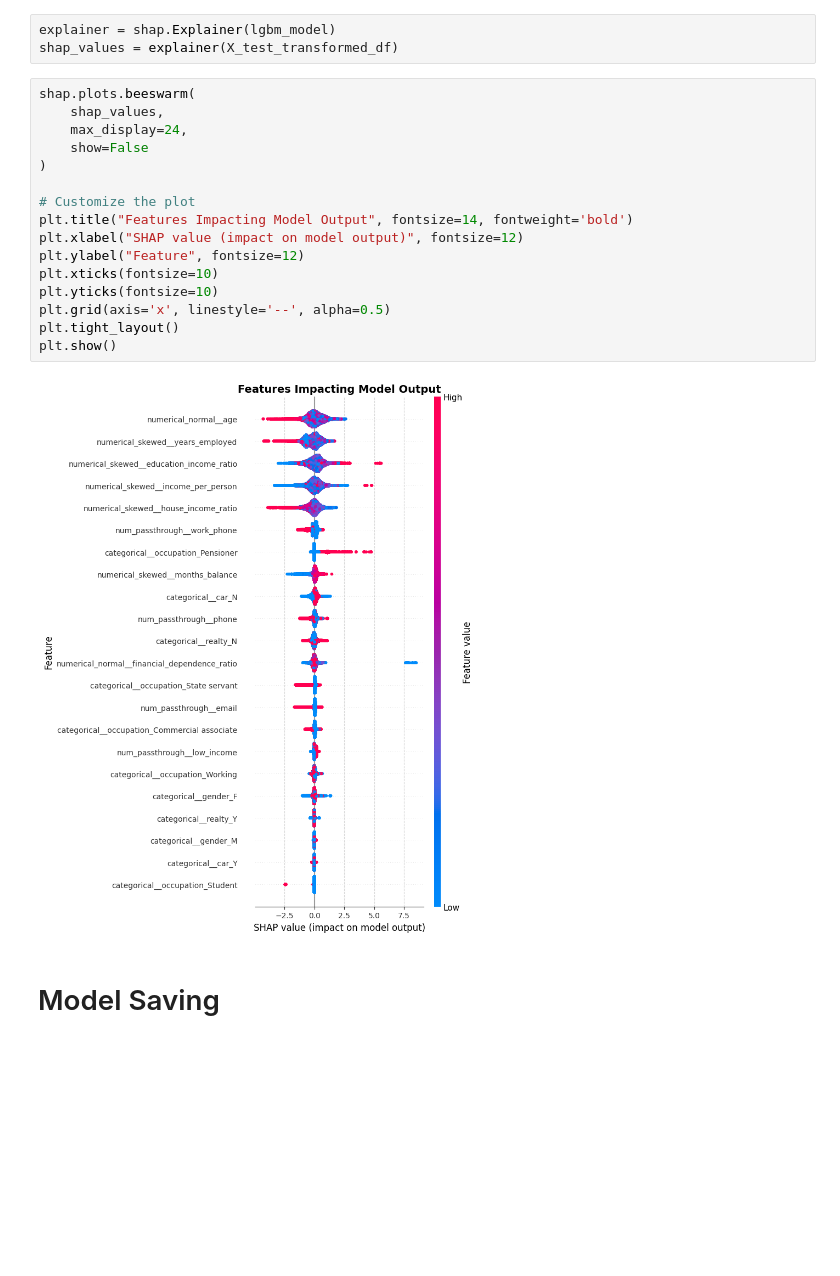
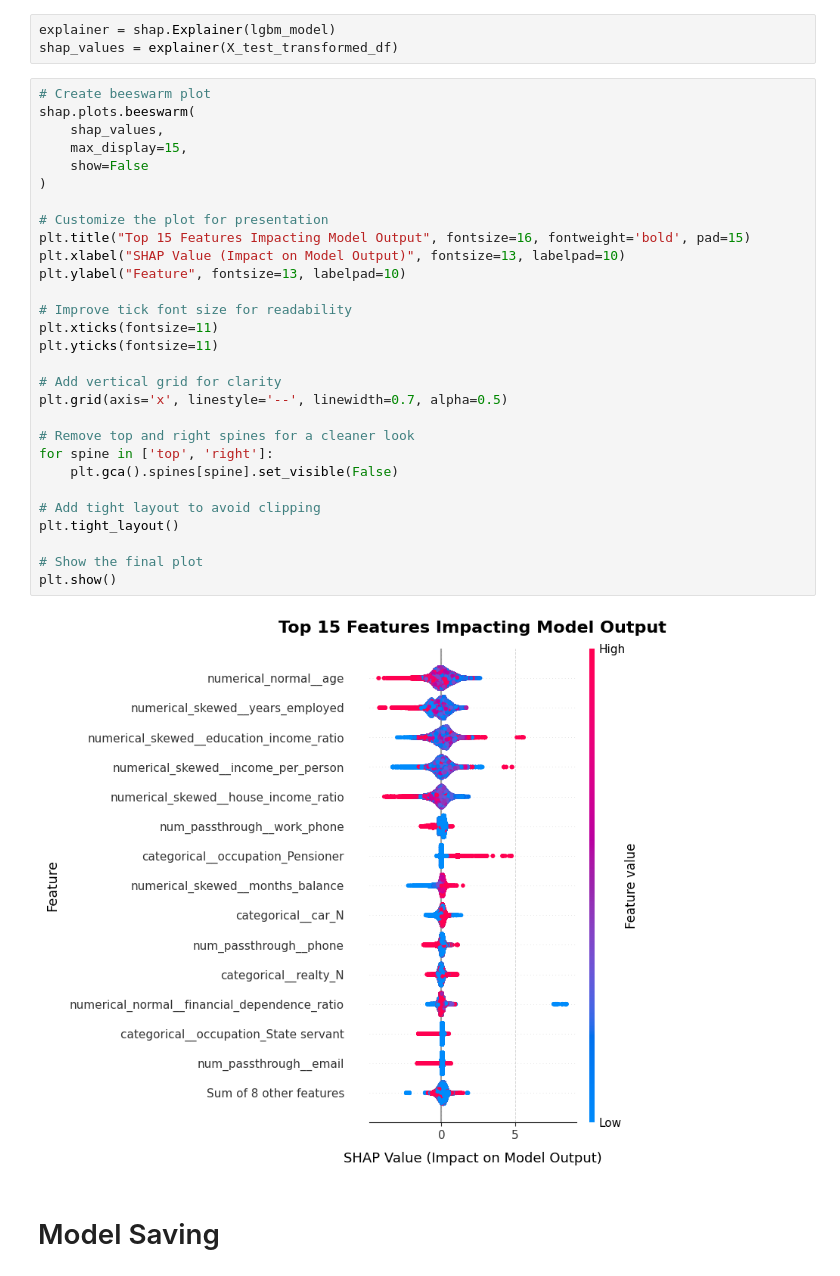
Before and after one commit to yonathanggraiwan/p2-final-project-ftds-028-hck-group-001, a Jupyter notebook: training LGBM.ipynb, the cells around one changed output. Cells and saved outputs as stored; diff of their text form; blank space fills up the shorter version.

```diff
--- a/training LGBM.ipynb
+++ b/training LGBM.ipynb
@@ -690,23 +690,36 @@ X_test_transformed_df = pd.DataFrame(X_test_transformed.toarray() if hasattr(X_t
 explainer = shap.Explainer(lgbm_model)
 shap_values = explainer(X_test_transformed_df)
 # %%
+# Create beeswarm plot
 shap.plots.beeswarm(
     shap_values,
-    max_display=24,
+    max_display=15,
     show=False
 )
 
-# Customize the plot
-plt.title("Features Impacting Model Output", fontsize=14, fontweight='bold')
-plt.xlabel("SHAP value (impact on model output)", fontsize=12)
-plt.ylabel("Feature", fontsize=12)
-plt.xticks(fontsize=10)
-plt.yticks(fontsize=10)
-plt.grid(axis='x', linestyle='--', alpha=0.5)
+# Customize the plot for presentation
+plt.title("Top 15 Features Impacting Model Output", fontsize=16, fontweight='bold', pad=15)
+plt.xlabel("SHAP Value (Impact on Model Output)", fontsize=13, labelpad=10)
+plt.ylabel("Feature", fontsize=13, labelpad=10)
+
+# Improve tick font size for readability
+plt.xticks(fontsize=11)
+plt.yticks(fontsize=11)
+
+# Add vertical grid for clarity
+plt.grid(axis='x', linestyle='--', linewidth=0.7, alpha=0.5)
+
+# Remove top and right spines for a cleaner look
+for spine in ['top', 'right']:
+    plt.gca().spines[spine].set_visible(False)
+
+# Add tight layout to avoid clipping
 plt.tight_layout()
+
+# Show the final plot
 plt.show()
 # %% [output]
-[figure, old version]
+[figure, new version]
 # %% [markdown]
 # Model Saving
 # %%
```
Also changed, not shown: 1 other file.
